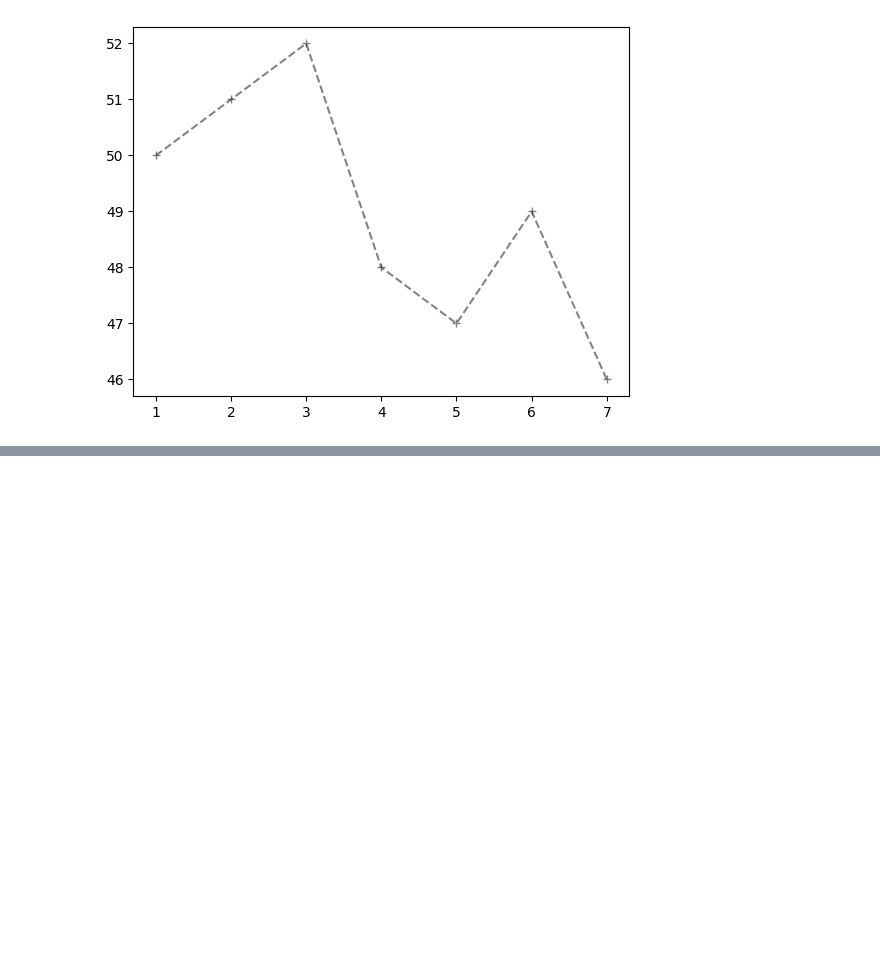
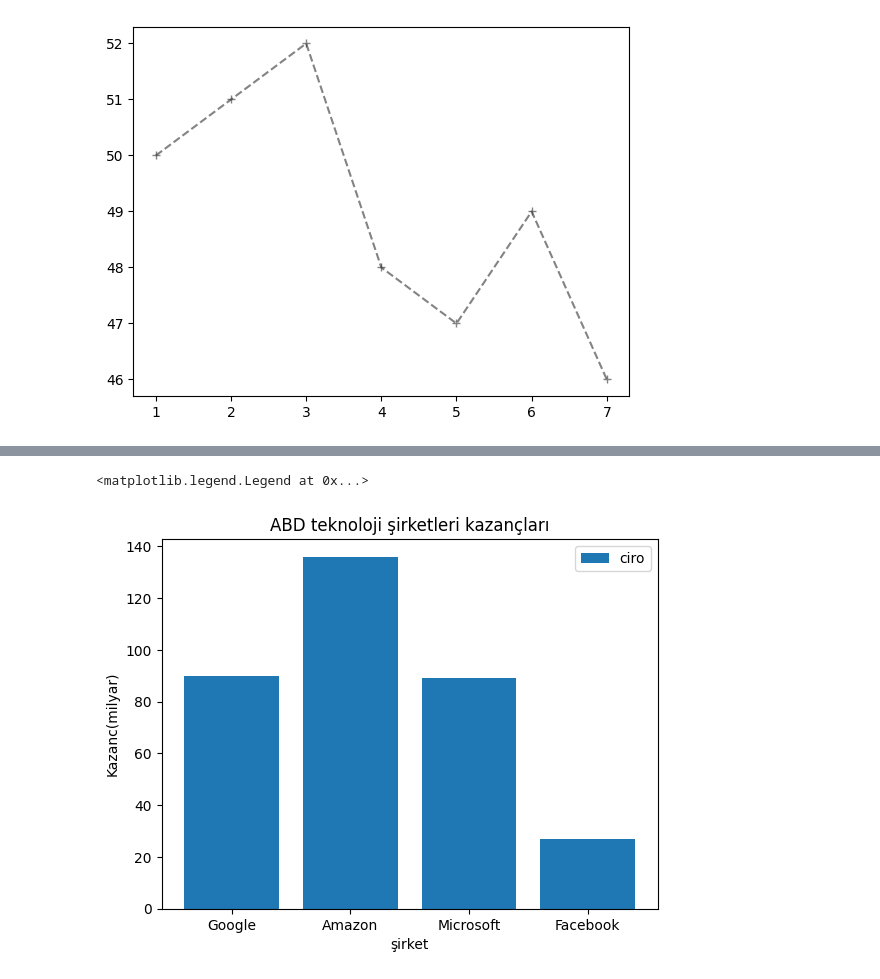
Before and after one commit to lvntaslann/artificial-intelligence, a Jupyter notebook: library_example/matplotlib/matplotlib-2.ipynb, the cells around one changed output, grey strips where cells are left out. Saved outputs shown, nothing was run; the diff lists cells and outputs as text; code cells hidden in the pictures; blank space fills up the shorter version.

```diff
--- a/library_example/matplotlib/matplotlib-2.ipynb
+++ b/library_example/matplotlib/matplotlib-2.ipynb
@@ -80,0 +109,9 @@ plt.legend()
+# %%
+plt.ylabel("Kazanc(milyar)")
+plt.xlabel("şirket")
+plt.title("ABD teknoloji şirketleri kazançları")
+plt.bar(sirket,kazanc,label='ciro')
+plt.legend()
+# %% [output]
+<matplotlib.legend.Legend at 0x...>
+[figure, added]
```
Also changed, not shown: parts of 36 cells of this notebook, 8 other files.
